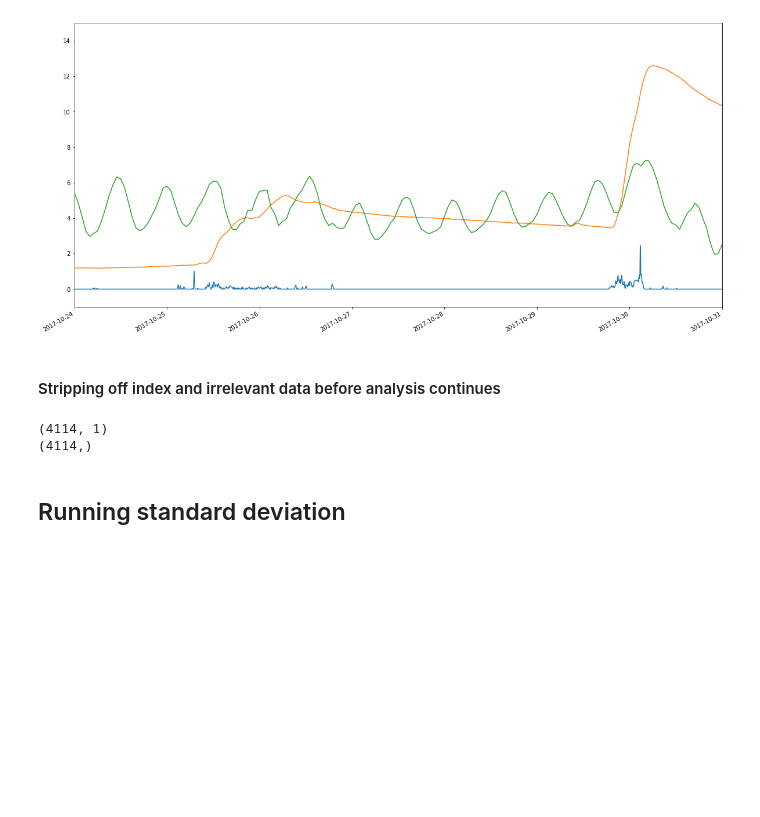
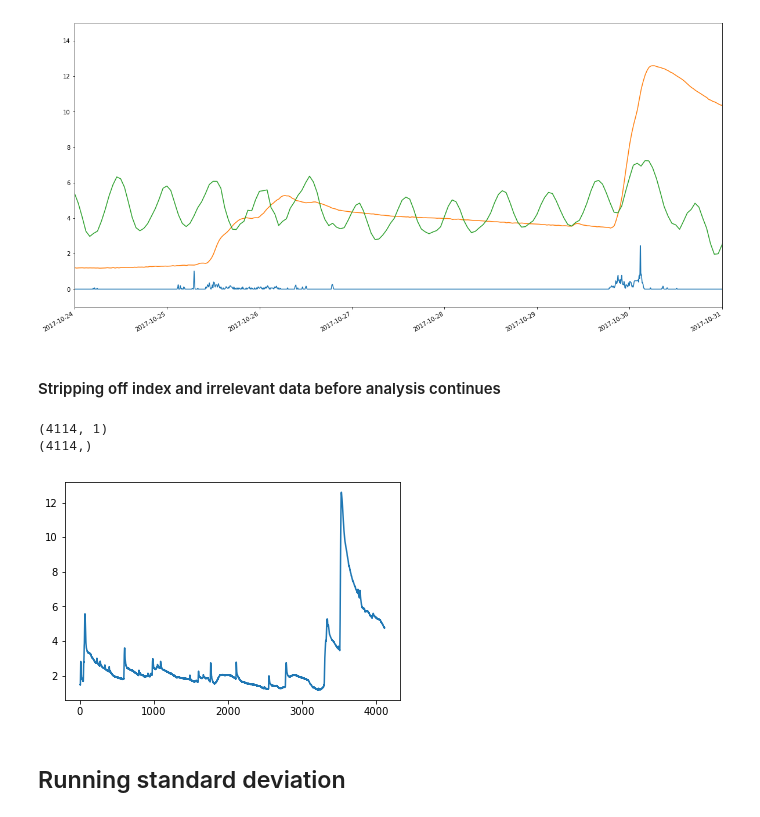
Before and after one commit to spencerbh/Fogland, a Jupyter notebook: Well56.ipynb, the cells around one changed output. Saved outputs shown, nothing was run; the diff lists cells and outputs as text; code cells hidden in the pictures; blank space fills up the shorter version.

```diff
--- a/Well56.ipynb
+++ b/Well56.ipynb
@@ -533,12 +516,13 @@ sal_56, sal_56a = prep4analysis(sal_56)
 tydl = (tydl_wl_data['Water Level'])
 tydl, tydl_a = prep4analysis(tydl)
 # %%
-wl_56a
+plt.plot(wl_56)
 print(wl_56.shape)
 print(wl_56a.shape)
 # %% [output]
 (4114, 1)
 (4114,)
+[figure, added]
 # %%
 # for temperature data
 #wl_56 = (well56['GW_elevation_ft_(LSML)'])
```
Also changed, not shown: parts of 23 cells of this notebook, 1 other file.
